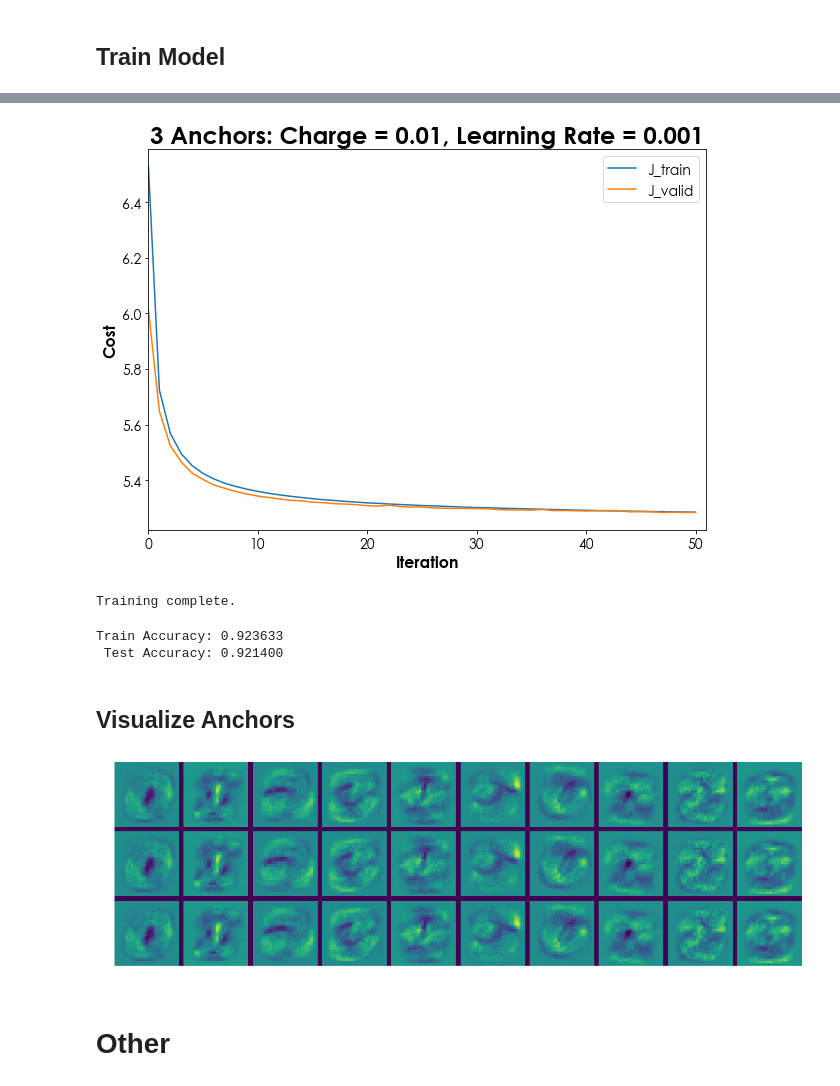
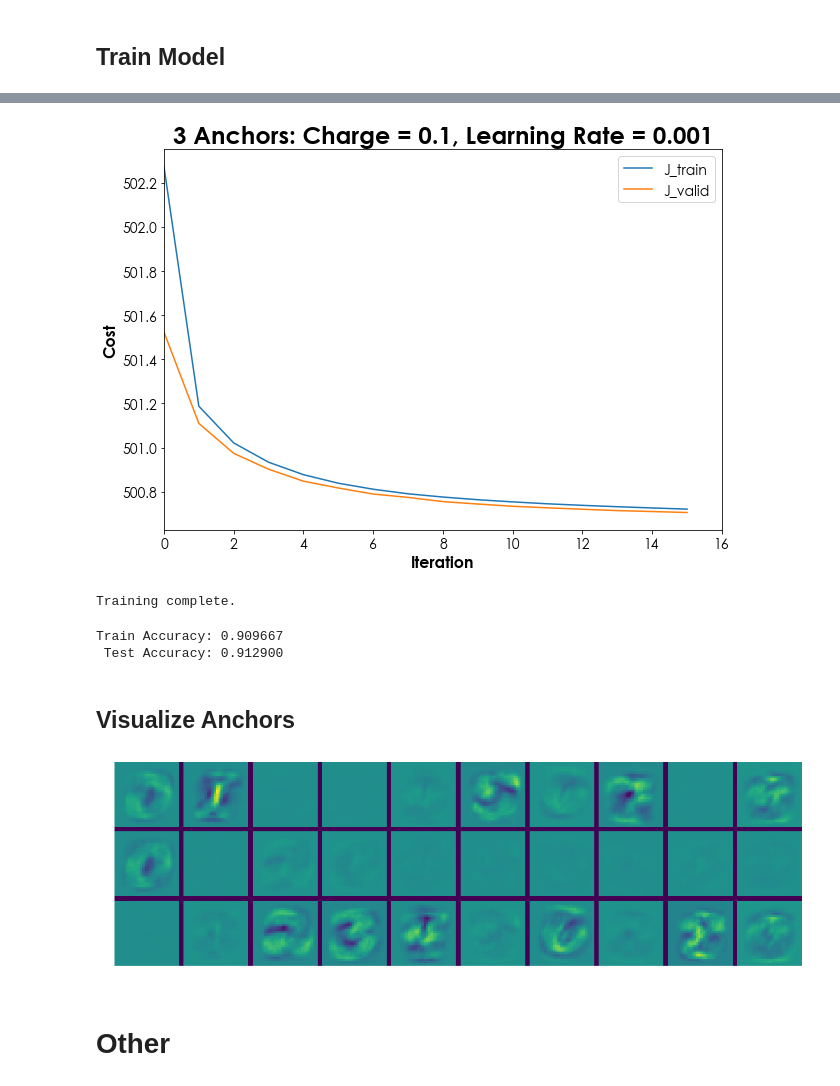
Before and after one commit to chrismbryant/anchor-vector-optimization, a Jupyter notebook: anchors_multi-class.ipynb, the cells around one changed output, grey strips where cells are left out. Saved outputs shown, nothing was run; the diff lists cells and outputs as text; code cells hidden in the pictures.

Commit message:
Change charge to 0.1 and retrain. Accuracy drops by 1%

```diff
--- a/anchors_multi-class.ipynb
+++ b/anchors_multi-class.ipynb
@@ -288,9 +288,9 @@ result = model(X_train,
                A_init = A_initial,
                learn_A = True,
                p = 3,
-               q = 0.01,
+               q = 0.1,
                learning_rate = 0.001,
-               num_epochs = 101,
+               num_epochs = 31,
                minibatch_size = 32,
                print_cost = True)
 # %% [output]
@@ -308,4 +301,4 @@ Cost after epoch 100: 5.284905 (time elapsed = 892.244609 s)
-[figure, old version]
+[figure, new version]
 Training complete.
 # %%
 params, H_train, H_test, J_train, J_valid = result
@@ -315,8 +308,8 @@ acc_test = sum(np.argmax(H_test, axis = 0) == labels_test)/len(labels_test)
 print("Train Accuracy: %f" % acc_train)
 print(" Test Accuracy: %f" % acc_test)
 # %% [output]
-Train Accuracy: 0.923633
- Test Accuracy: 0.921400
+Train Accuracy: 0.909667
+ Test Accuracy: 0.912900
 # %% [markdown]
 ## Visualize Anchors
 # %%
@@ -357,7 +350,7 @@ ax.imshow(combine(anchors, buffer = 2))
 ax.axis("off")
 plt.show()
 # %% [output]
-[figure, old version]
+[figure, new version]
 # %% [markdown]
 # Other
 # %%
```
Also changed, not shown: parts of 1 cell of this notebook.
